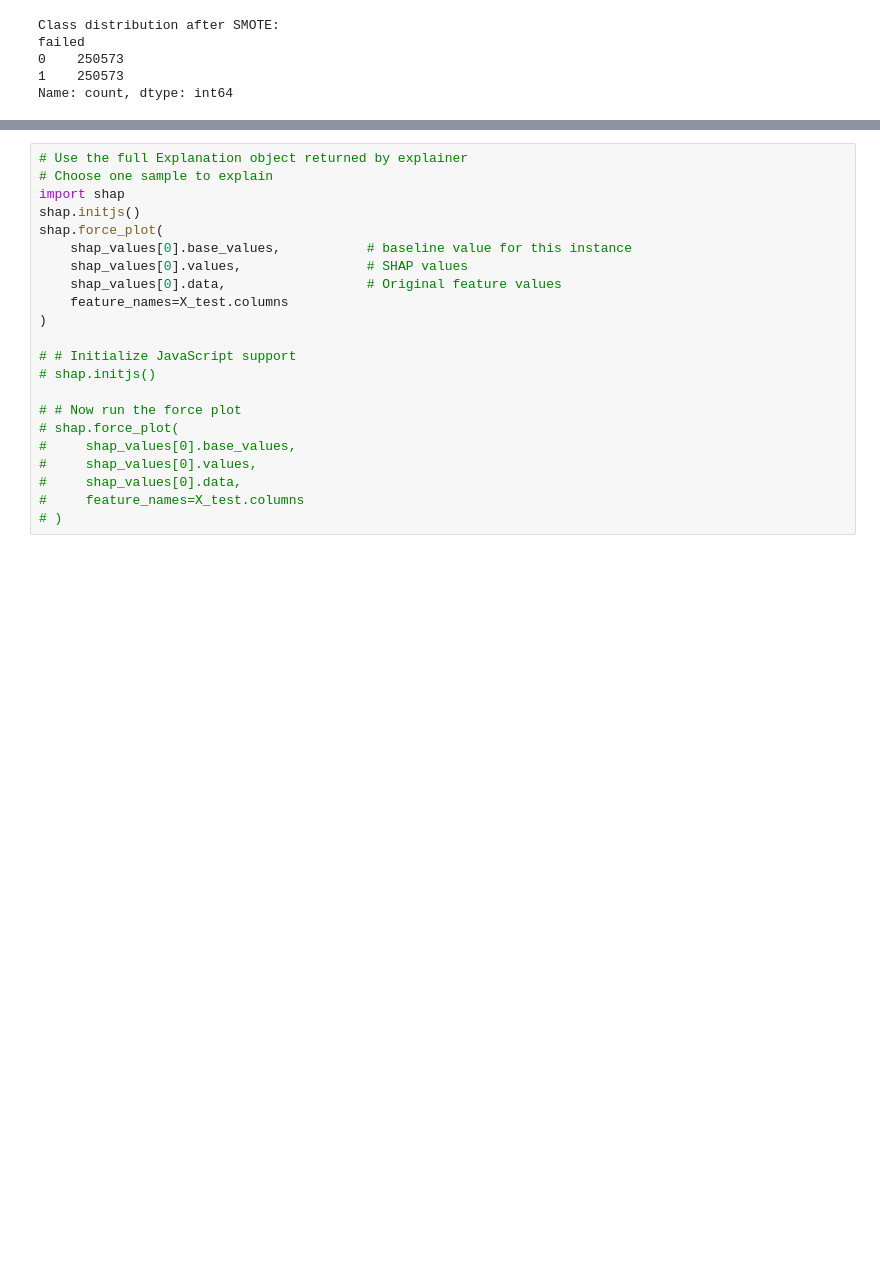
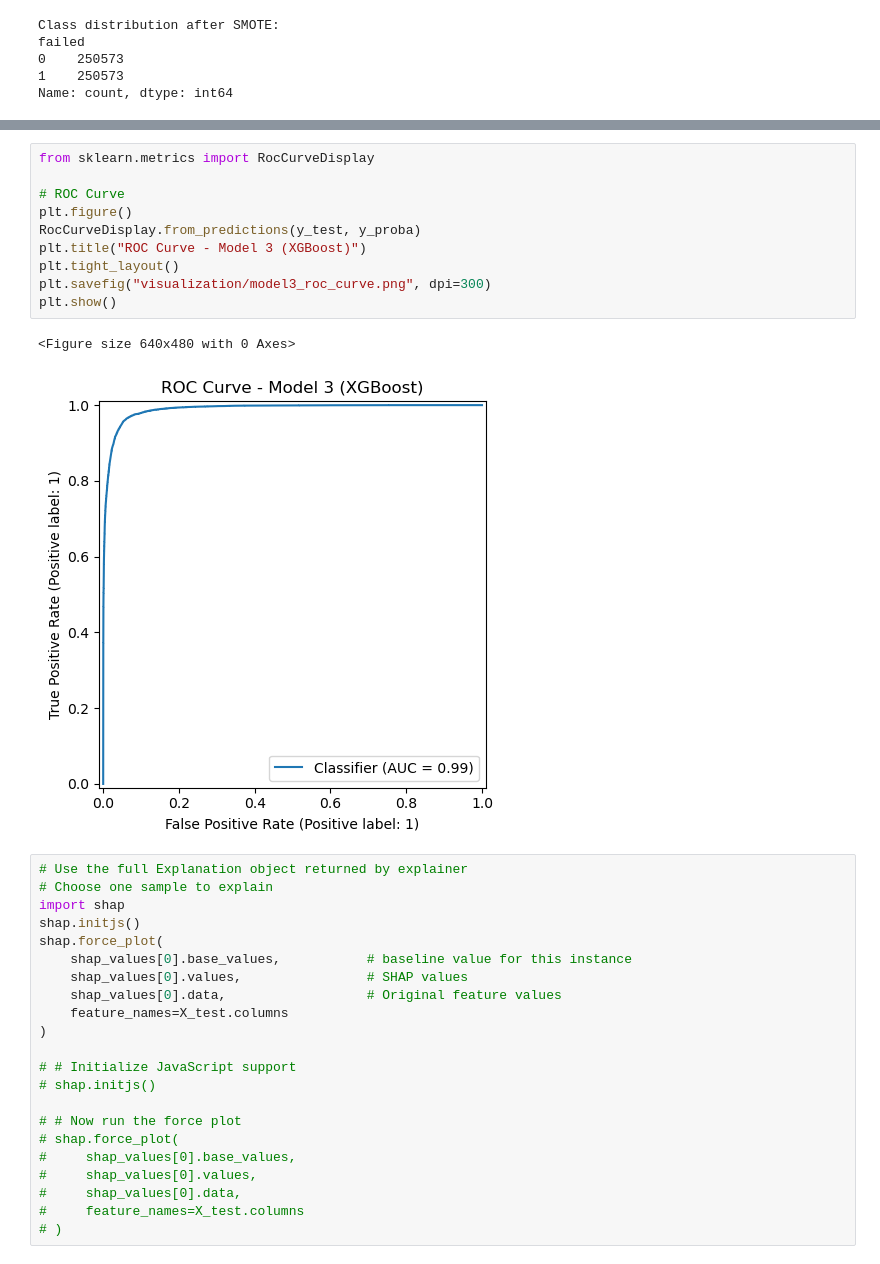
Before and after one commit to Binwakil/HPC_Failure_Prediction, a Jupyter notebook: Xgb.ipynb, the cells around one changed output, grey strips where cells are left out. Drawn from its saved outputs; the diff is of its cells as text; blank space fills up the shorter version.

```diff
--- a/Xgb.ipynb
+++ b/Xgb.ipynb
@@ -134,3 +137,16 @@ shap.summary_plot(shap_values, X_test, plot_type="bar")
+# %%
+from sklearn.metrics import RocCurveDisplay
+
+# ROC Curve
+plt.figure()
+RocCurveDisplay.from_predictions(y_test, y_proba)
+plt.title("ROC Curve - Model 3 (XGBoost)")
+plt.tight_layout()
+plt.savefig("visualization/model3_roc_curve.png", dpi=300)
+plt.show()
+# %% [output]
+<Figure size 640x480 with 0 Axes>
+[figure, added]
 # %%
 # Use the full Explanation object returned by explainer
 # Choose one sample to explain
```
Also changed, not shown: parts of 6 cells of this notebook, 33 other files.
